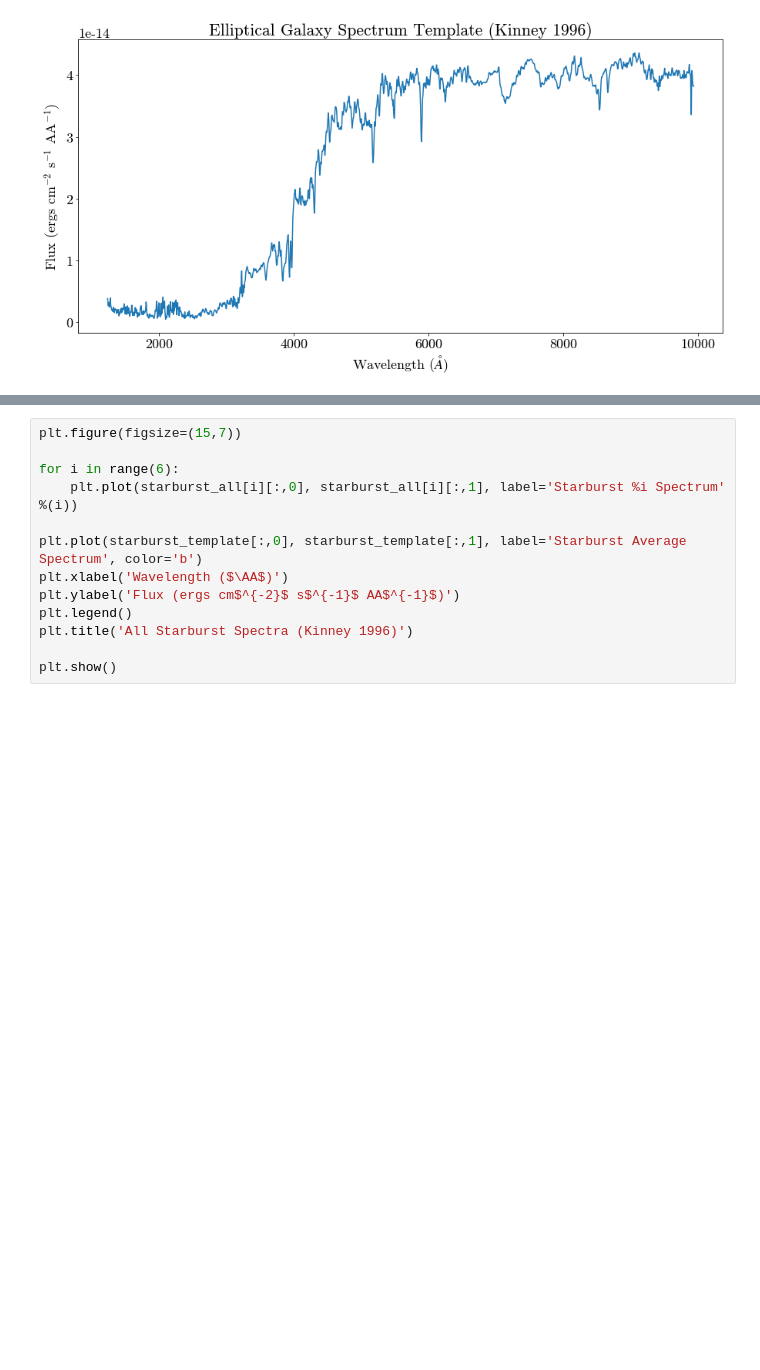
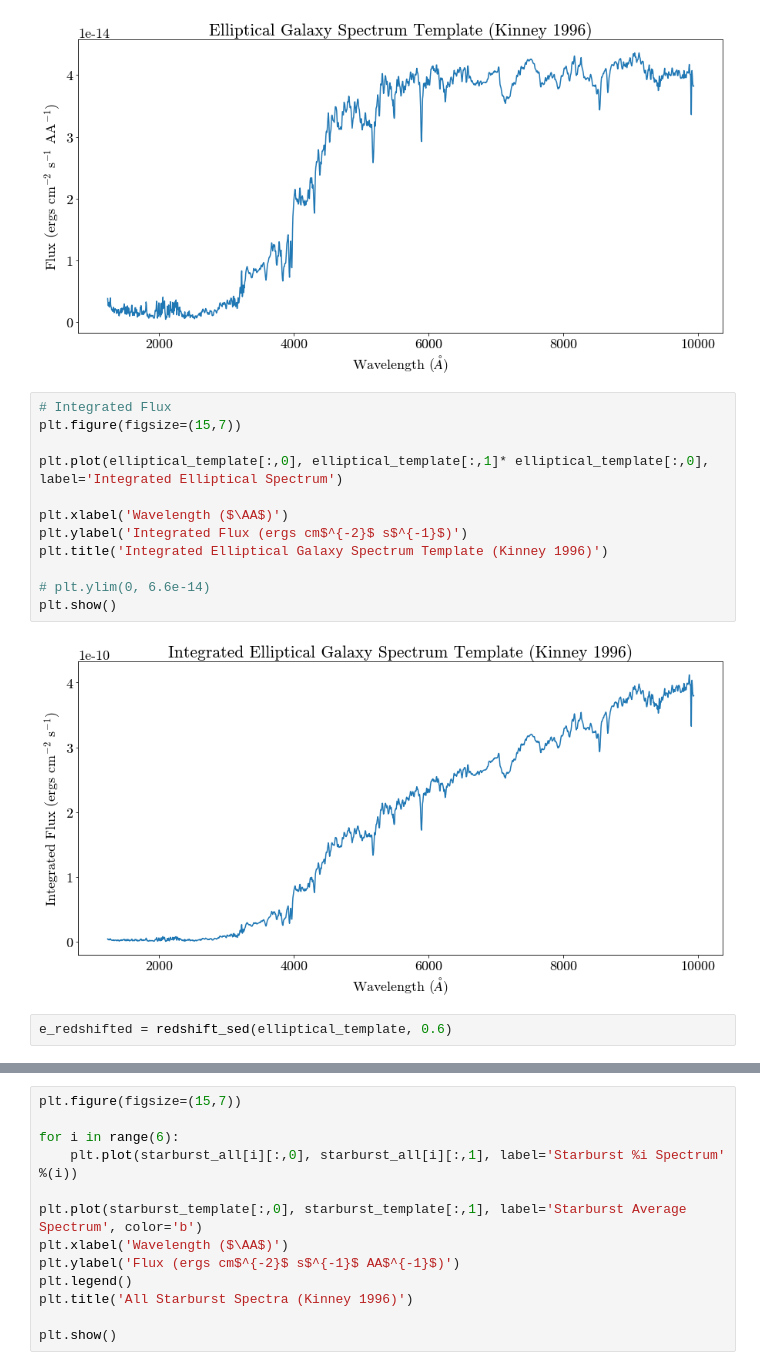
Before and after one commit to veome22/superbit_neff, a Jupyter notebook: gal_spectra_conversion_test.ipynb, the cells around one changed output, grey strips where cells are left out. Saved outputs shown, nothing was run; the diff lists cells and outputs as text; blank space fills up the shorter version.

```diff
--- a/gal_spectra_conversion_test.ipynb
+++ b/gal_spectra_conversion_test.ipynb
@@ -68,3 +92,19 @@ plt.title('Elliptical Galaxy Spectrum Template (Kinney 1996)')
 plt.show()
 # %% [output]
 [figure]
+# %%
+# Integrated Flux
+plt.figure(figsize=(15,7))
+
+plt.plot(elliptical_template[:,0], elliptical_template[:,1]* elliptical_template[:,0], label='Integrated Elliptical Spectrum')
+
+plt.xlabel('Wavelength ($\AA$)')
+plt.ylabel('Integrated Flux (ergs cm$^{-2}$ s$^{-1}$)')
+plt.title('Integrated Elliptical Galaxy Spectrum Template (Kinney 1996)')
+
+# plt.ylim(0, 6.6e-14)
+plt.show()
+# %% [output]
+[figure, added]
+# %%
+e_redshifted = redshift_sed(elliptical_template, 0.6)
```
Also changed, not shown: parts of 6 cells of this notebook, 1 other file.
